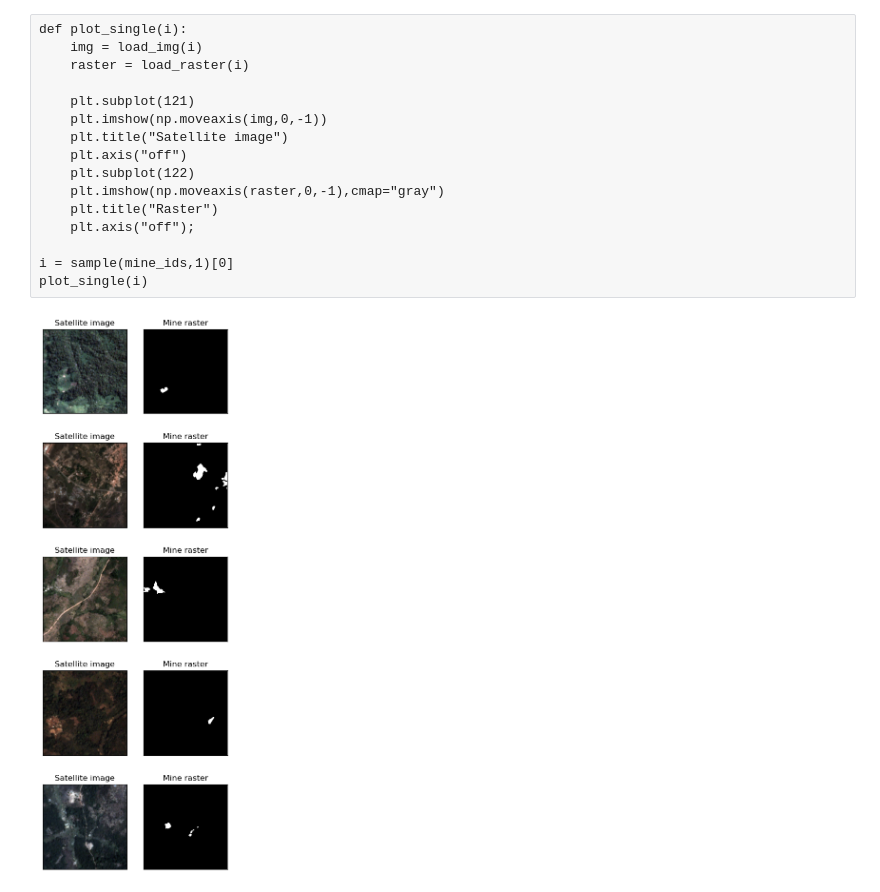
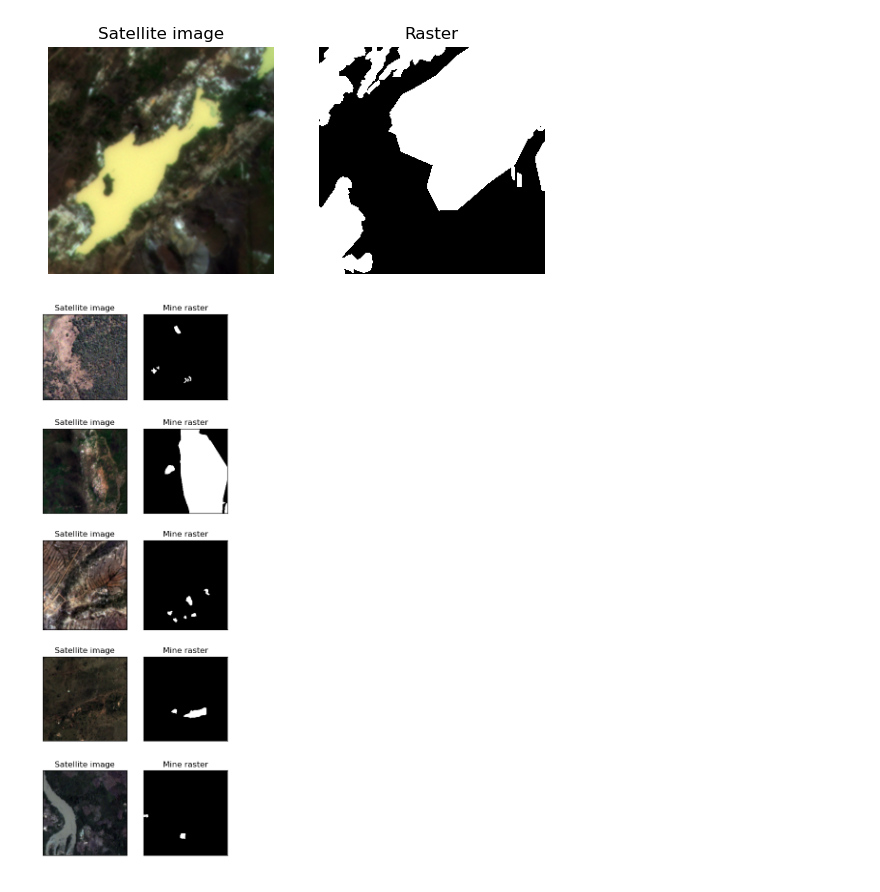
Before and after one commit to KYan19/asm_segment, a Jupyter notebook: notebooks/00_visualize_rasters.ipynb, the cells around one changed output. Cells and saved outputs as stored; diff of their text form; code cells hidden in the pictures.

```diff
--- a/notebooks/00_visualize_rasters.ipynb
+++ b/notebooks/00_visualize_rasters.ipynb
@@ -10,7 +10,7 @@ from rasterio.plot import show
 from rasterio.features import geometry_mask
 # %%
 data_path = "/n/holyscratch01/tambe_lab/kayan/karena/"
-mine_info_path = "/n/home07/kayan/data/mine_ids.txt"
+mine_info_path = "/n/home07/kayan/asm/data/mine_ids.txt"
 # %%
 # ids of all images
 ids = [Path(x).stem for x in os.listdir(data_path+"images")]
@@ -33,22 +33,24 @@ def load_raster(raster_id):
     raster = rasterio.open(raster_path)
     raster = raster.read([1])
     return raster
-# %% [raw]
-def plot_single(i):
-    img = load_img(i)
-    raster = load_raster(i)
-
-    plt.subplot(121)
-    plt.imshow(np.moveaxis(img,0,-1))
-    plt.title("Satellite image")
-    plt.axis("off")
-    plt.subplot(122)
-    plt.imshow(np.moveaxis(raster,0,-1),cmap="gray")
-    plt.title("Raster")
-    plt.axis("off");
-
-i = sample(mine_ids,1)[0]
-plot_single(i)
+# %%
+def plot_single(i):
+    img = load_img(i)
+    raster = load_raster(i)
+
+    plt.subplot(121)
+    plt.imshow(np.moveaxis(img,0,-1))
+    plt.title("Satellite image")
+    plt.axis("off")
+    plt.subplot(122)
+    plt.imshow(np.moveaxis(raster,0,-1),cmap="gray")
+    plt.title("Raster")
+    plt.axis("off");
+
+i = sample(mine_ids,1)[0]
+plot_single(i)
+# %% [output]
+[figure, added]
 # %%
 n = 5
 ids = sample(mine_ids,n) # random subset of n images with mines
@@ -66,4 +68,4 @@ for i in range(n):
     ax[1].set_yticks([])
     ax[1].set_title("Mine raster")
 # %% [output]
-[figure, old version]
+[figure, new version]
```
Also changed, not shown: 3 other files.
